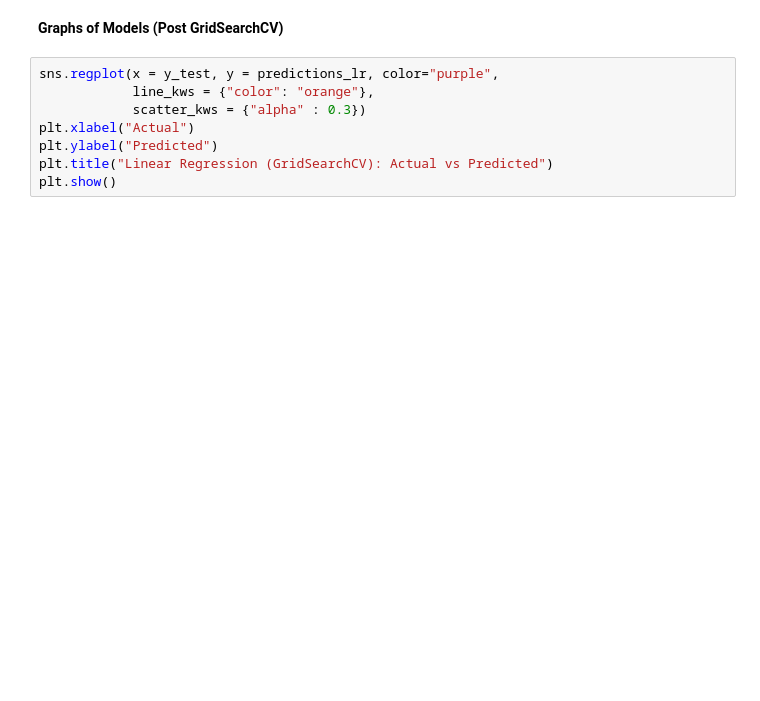
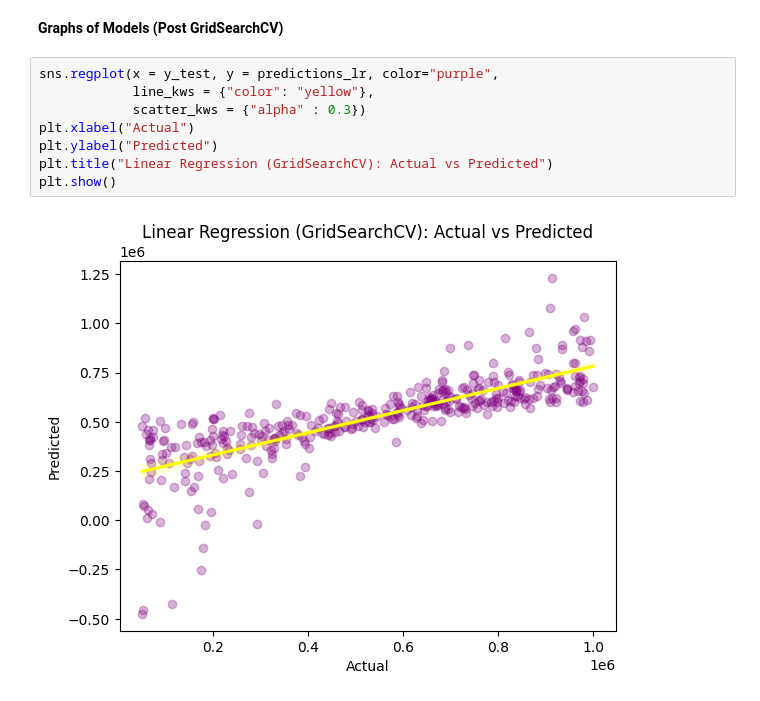
Before and after one commit to CharlizeCo/house_prices_csc481_project, a Jupyter notebook: house_price_prediction_ml.ipynb, the cells around one changed output. Saved outputs shown, nothing was run; the diff lists cells and outputs as text; blank space fills up the shorter version.

```diff
--- a/house_price_prediction_ml.ipynb
+++ b/house_price_prediction_ml.ipynb
@@ -553,11 +579,13 @@ evaluate_model("Gradient Boost Regression", y_test, predictions_xgb)
 **Graphs of Models (Post GridSearchCV)**
 # %%
 sns.regplot(x = y_test, y = predictions_lr, color="purple",
-            line_kws = {"color": "orange"},
+            line_kws = {"color": "yellow"},
             scatter_kws = {"alpha" : 0.3})
 plt.xlabel("Actual")
 plt.ylabel("Predicted")
 plt.title("Linear Regression (GridSearchCV): Actual vs Predicted")
 plt.show()
+# %% [output]
+[figure, added]
 # %%
 sns.regplot(x = y_test, y = predictions_rf, color="purple",
```
Also changed, not shown: parts of 5 cells of this notebook.
